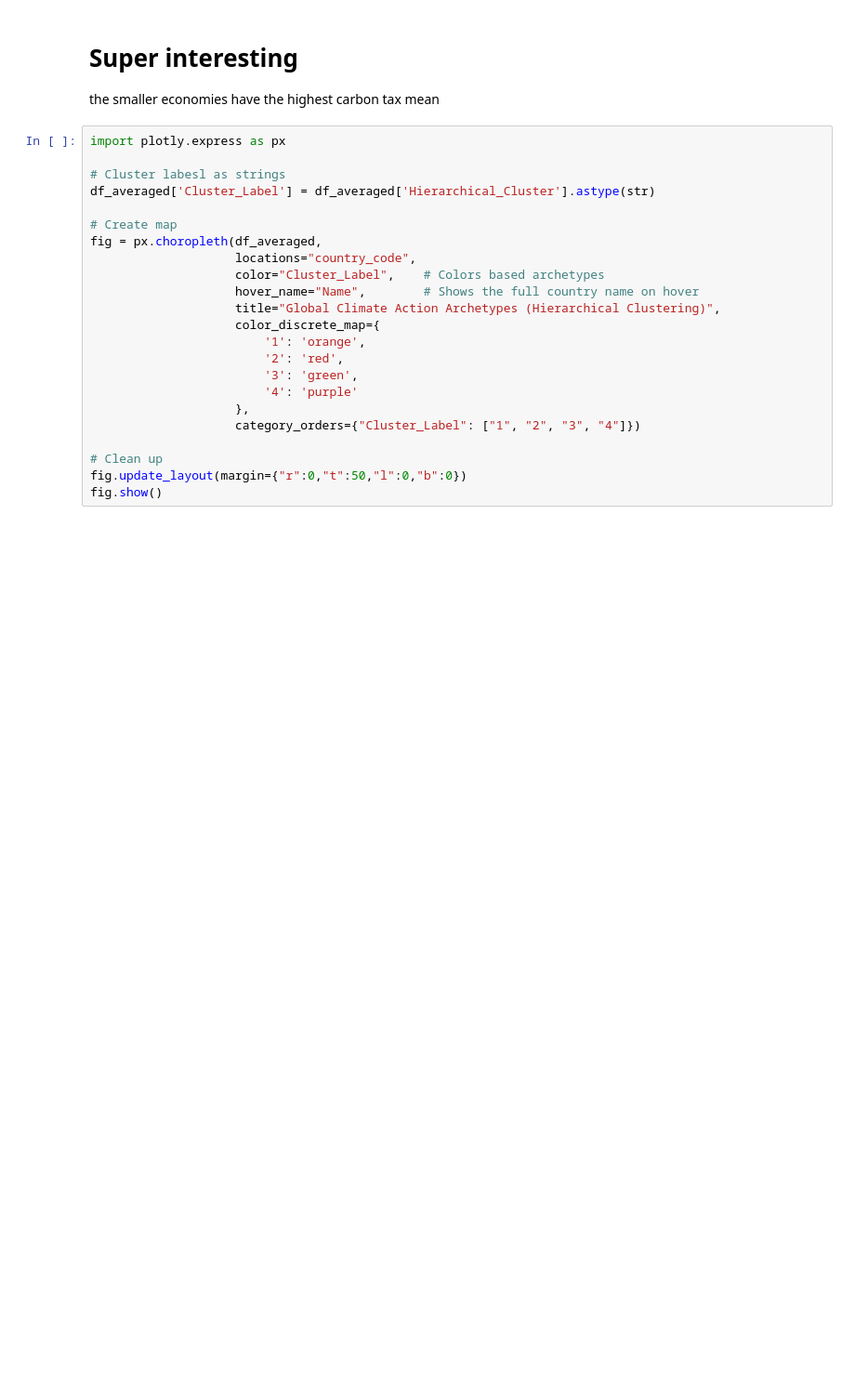
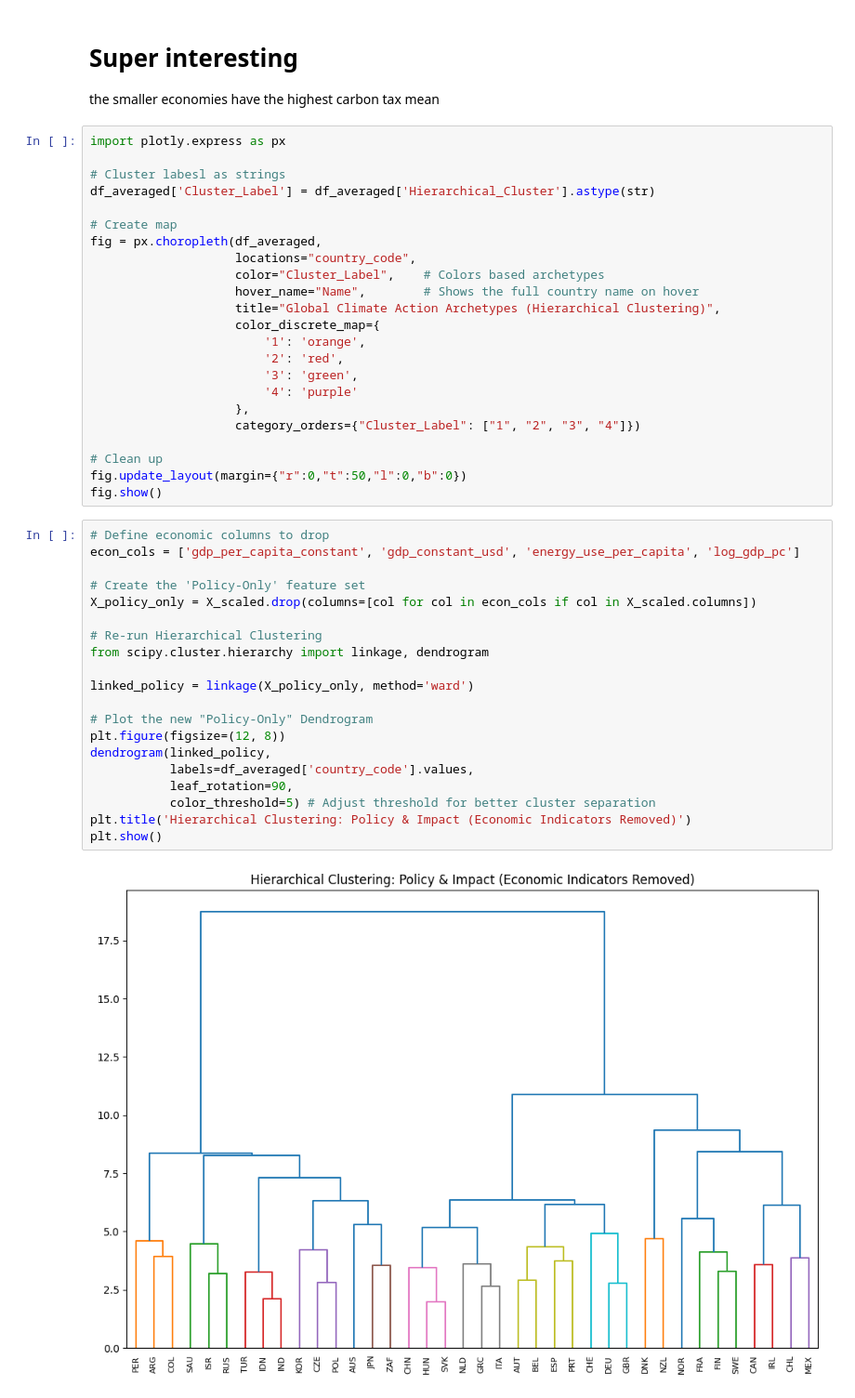
Before and after one commit to irvsam/Identifying-and-Tracking-Climate-Policy-Archetypes, a Jupyter notebook: notebooks/clustering/hierarchical/hierarchical_experimenting.ipynb, the cells around one changed output. Shown at 93% size. Cells and saved outputs as stored; diff of their text form; blank space fills up the shorter version.

Commit message:
interesting new groupings without economic indicators

```diff
--- a/notebooks/clustering/hierarchical/hierarchical_experimenting.ipynb
+++ b/notebooks/clustering/hierarchical/hierarchical_experimenting.ipynb
@@ -110,3 +112,25 @@ fig = px.choropleth(df_averaged,
 # Clean up
 fig.update_layout(margin={"r":0,"t":50,"l":0,"b":0})
 fig.show()
+# %%
+# Define economic columns to drop
+econ_cols = ['gdp_per_capita_constant', 'gdp_constant_usd', 'energy_use_per_capita', 'log_gdp_pc']
+
+# Create the 'Policy-Only' feature set
+X_policy_only = X_scaled.drop(columns=[col for col in econ_cols if col in X_scaled.columns])
+
+# Re-run Hierarchical Clustering
+from scipy.cluster.hierarchy import linkage, dendrogram
+
+linked_policy = linkage(X_policy_only, method='ward')
+
+# Plot the new "Policy-Only" Dendrogram
+plt.figure(figsize=(12, 8))
+dendrogram(linked_policy,
+           labels=df_averaged['country_code'].values,
+           leaf_rotation=90,
+           color_threshold=5) # Adjust threshold for better cluster separation
+plt.title('Hierarchical Clustering: Policy & Impact (Economic Indicators Removed)')
+plt.show()
+# %% [output]
+[figure, added]
```
Also changed, not shown: parts of 4 cells of this notebook, 1 other file.
